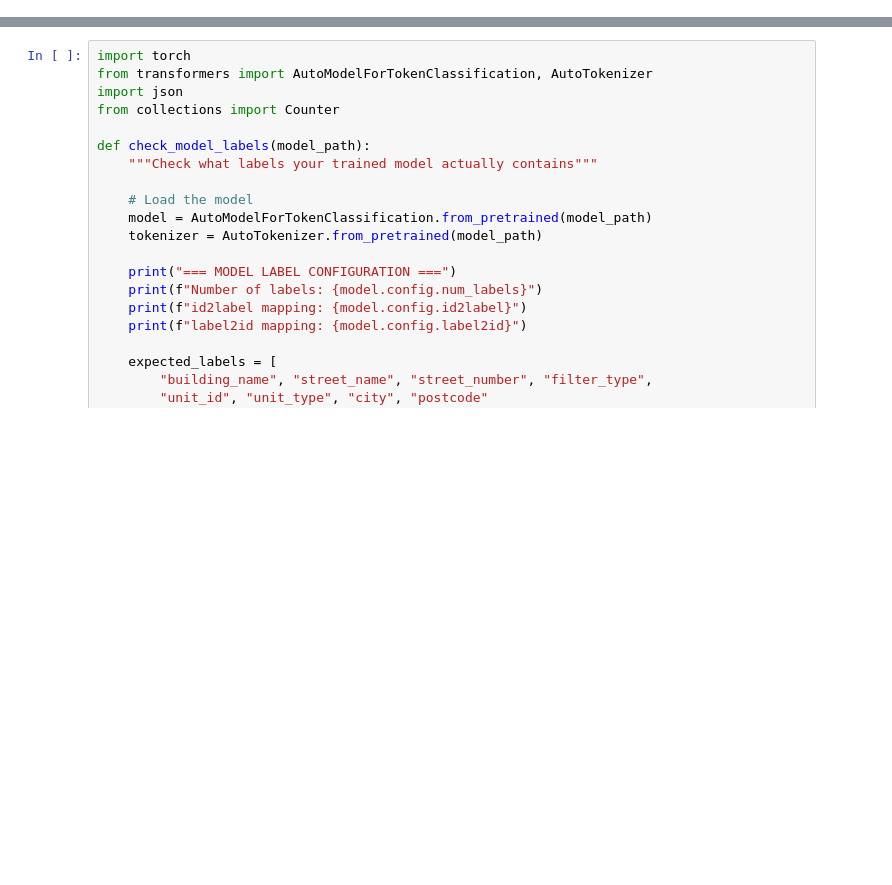
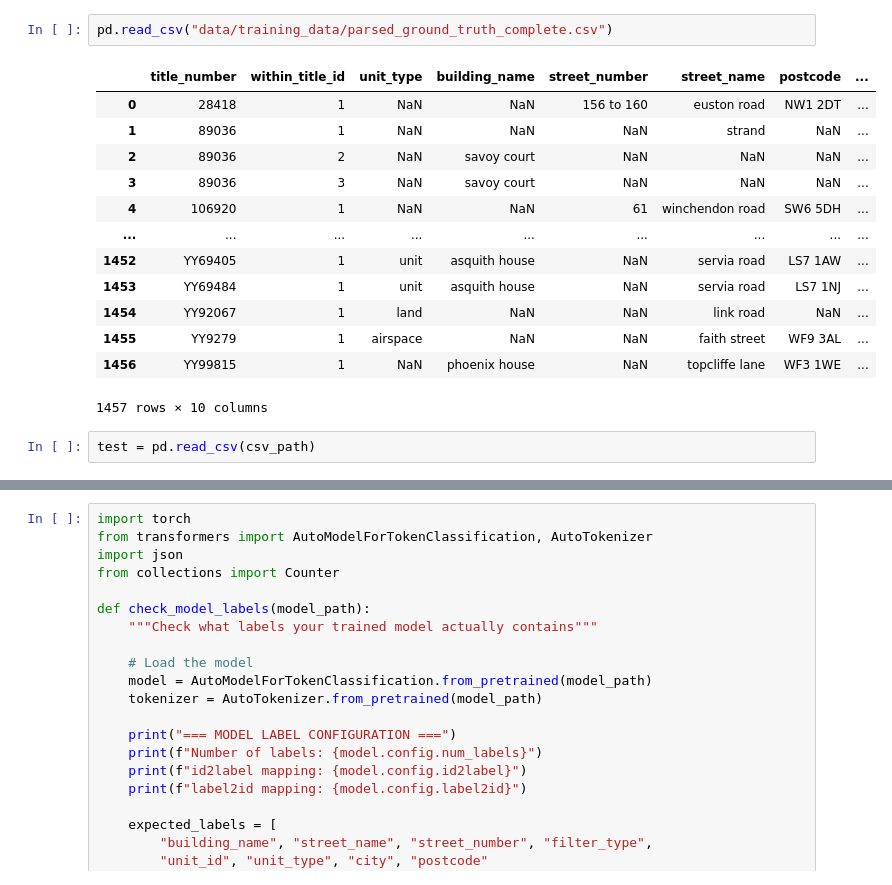
Before and after one commit to JonnoB/enhance_ocod, a Jupyter notebook: test_inference.ipynb, the cells around one changed output, grey strips where cells are left out. Saved outputs shown, nothing was run; the diff lists cells and outputs as text; blank space fills up the shorter version.

```diff
--- a/test_inference.ipynb
+++ b/test_inference.ipynb
@@ -108,0 +34,18 @@ address matched  300 lads of 318
+# %%
+pd.read_csv("data/training_data/parsed_ground_truth_complete.csv")
+# %% [output]
+|  | title_number | within_title_id | unit_type | building_name | street_number | street_name | postcode | ... |
+| 0 | 28418 | 1 | NaN | NaN | 156 to 160 | euston road | NW1 2DT | ... |
+| 1 | 89036 | 1 | NaN | NaN | NaN | strand | NaN | ... |
+| 2 | 89036 | 2 | NaN | savoy court | NaN | NaN | NaN | ... |
+| 3 | 89036 | 3 | NaN | savoy court | NaN | NaN | NaN | ... |
+| 4 | 106920 | 1 | NaN | NaN | 61 | winchendon road | SW6 5DH | ... |
+| ... | ... | ... | ... | ... | ... | ... | ... | ... |
+| 1452 | YY69405 | 1 | unit | asquith house | NaN | servia road | LS7 1AW | ... |
+| 1453 | YY69484 | 1 | unit | asquith house | NaN | servia road | LS7 1NJ | ... |
+| 1454 | YY92067 | 1 | land | NaN | NaN | link road | NaN | ... |
+| 1455 | YY9279 | 1 | airspace | NaN | NaN | faith street | WF9 3AL | ... |
+| 1456 | YY99815 | 1 | NaN | phoenix house | NaN | topcliffe lane | WF3 1WE | ... |
+1457 rows × 10 columns
+# %%
+test = pd.read_csv(csv_path)
```
Also changed, not shown: parts of 23 cells of this notebook, 6 other files.
